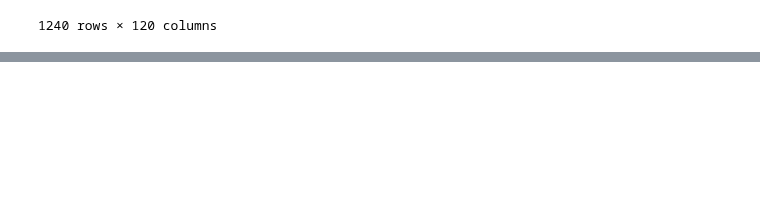
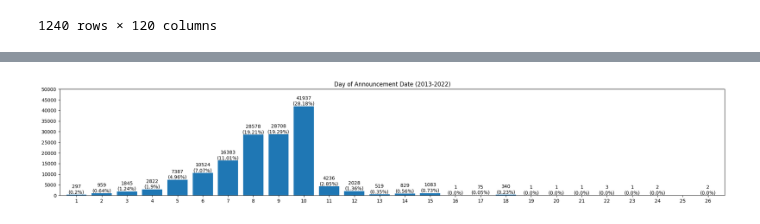
Before and after one commit to angel870326/Monthly-Revenue, a Jupyter notebook: 021_announcement_date_v1.ipynb, the cells around one changed output, grey strips where cells are left out. Drawn from its saved outputs; the diff is of its cells as text; code cells hidden in the pictures; blank space fills up the shorter version.

```diff
--- a/021_announcement_date_v1.ipynb
+++ b/021_announcement_date_v1.ipynb
@@ -304,0 +318,3 @@ final_data
+# %%
+data = pd.read_excel(os.path.join(path,'201301-202212 announcement_date.xlsx'), index_col = 0)
+data
@@ -304,0 +336,11 @@ final_data
+# %%
+# 公告日期不合理的設為 NaN
+for column in data.columns:
+    # Add one month to column name
+    current_month = datetime.strptime(column, '%Y-%m')
+    next_month = current_month + relativedelta(months = 1)
+
+    # Check if is the year and month are correct
+    data[column] = data[column].where((data[column].dt.year == next_month.year) & (data[column].dt.month == next_month.month), pd.NaT)
+
+data
@@ -304,0 +366,5 @@ final_data
+# %%
+data_day = data.copy()
+for column in data_day.columns:
+    data_day[column] = data_day[column].apply(lambda x: x.day)
+data_day
@@ -304,0 +386,4 @@ final_data
+# %%
+data_day_concat = pd.concat([data_day[column] for column in data_day.columns], ignore_index=True)
+data_day_count = data_day_concat.value_counts()
+data_day_count
@@ -304,0 +408,14 @@ final_data
+# %%
+# Plot the value counts
+plt.figure(figsize = (25,4))
+plt.title('Day of Announcement Date (2013-2022)')
+plt.bar(data_day_count.index, data_day_count.values)
+plt.xticks(np.arange(1, 32, 1))
+plt.yticks(np.arange(0, 55000, 5000))
+# Add value labels on top of the bars
+for i, v in enumerate(data_day_count.values):
+    plt.text(data_day_count.index[i], v + 0.5, f'{str(v)}\n({round(v / data_day.size * 100, 2)}%)', ha = 'center', va = 'bottom')
+plt.margins(x = 0.01)  # Adjust only the x-axis padding
+plt.show()
+# %% [output]
+[figure, added]
```
Also changed, not shown: parts of 25 cells of this notebook.
